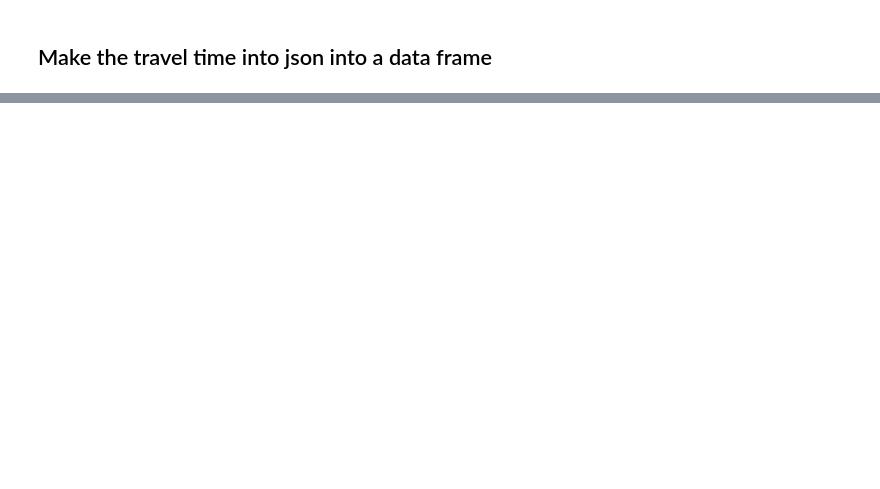
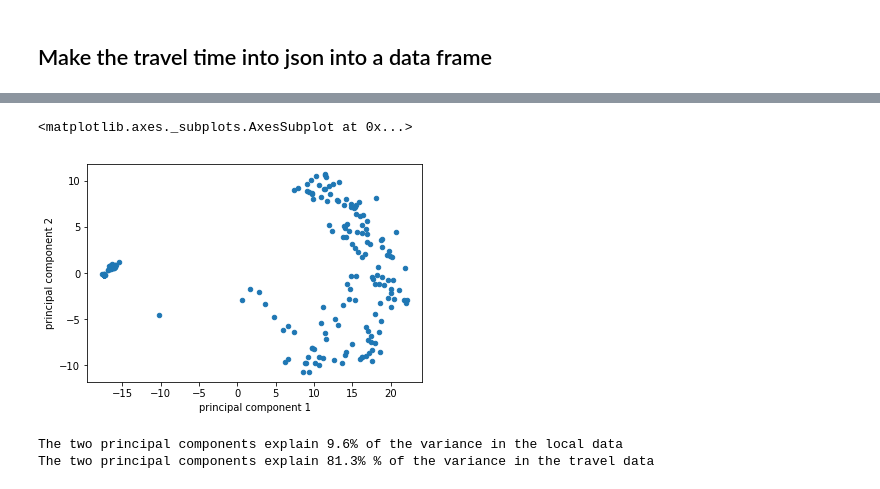
Before and after one commit to haugstve/Coursera_Capstone, a Jupyter notebook: notebooks/9.0-final-weeks.ipynb, the cells around one changed output, grey strips where cells are left out. Cells and saved outputs as stored; diff of their text form; code cells hidden in the pictures; blank space fills up the shorter version.

```diff
--- a/notebooks/9.0-final-weeks.ipynb
+++ b/notebooks/9.0-final-weeks.ipynb
@@ -453,15 +538,2 @@ results[0]
 # %% [markdown]
 ## Make the travel time into json into a data frame
-# %%
-df = pd.DataFrame(index=locations, columns=locations) # Data frame with NaNs
-
-for ind, result in enumerate(results):
-    result = result[0]
-
-    location = ' '.join(result['search_id'].split(" ")[1:])
-    print(location)
-
-    print(df.index[ind])
-
-
-#for result in results
@@ -485,0 +591,2 @@ Melrose
+# %%
+travel_venues_df = travel_time_df.dot(local_venues_df)
@@ -485,0 +631,24 @@ Melrose
+# %%
+x_travel = StandardScaler().fit_transform(travel_venues_df.values)
+
+pca2 = PCA(n_components=2)
+pca2.fit(x_travel)
+
+principalComponents_travel = pca2.transform(x_travel)
+principalDf_travel = pd.DataFrame(data = principalComponents_travel
+             , columns = ['principal component 1', 'principal component 2'])
+# %%
+principalDf_travel.plot.scatter(x='principal component 1', y='principal component 2')
+# %% [output]
+<matplotlib.axes._subplots.AxesSubplot at 0x...>
+[figure, added]
+# %%
+print('The two principal components explain {:.1%} of the variance in the local data'.format(
+    sum(pca.explained_variance_ratio_)
+    ))
+print('The two principal components explain {:.1%} % of the variance in the travel data'.format(
+    sum(pca2.explained_variance_ratio_ )
+    ))
+# %% [output]
+The two principal components explain 9.6% of the variance in the local data
+The two principal components explain 81.3% % of the variance in the travel data
```
Also changed, not shown: parts of 33 cells of this notebook, 6 other files.
